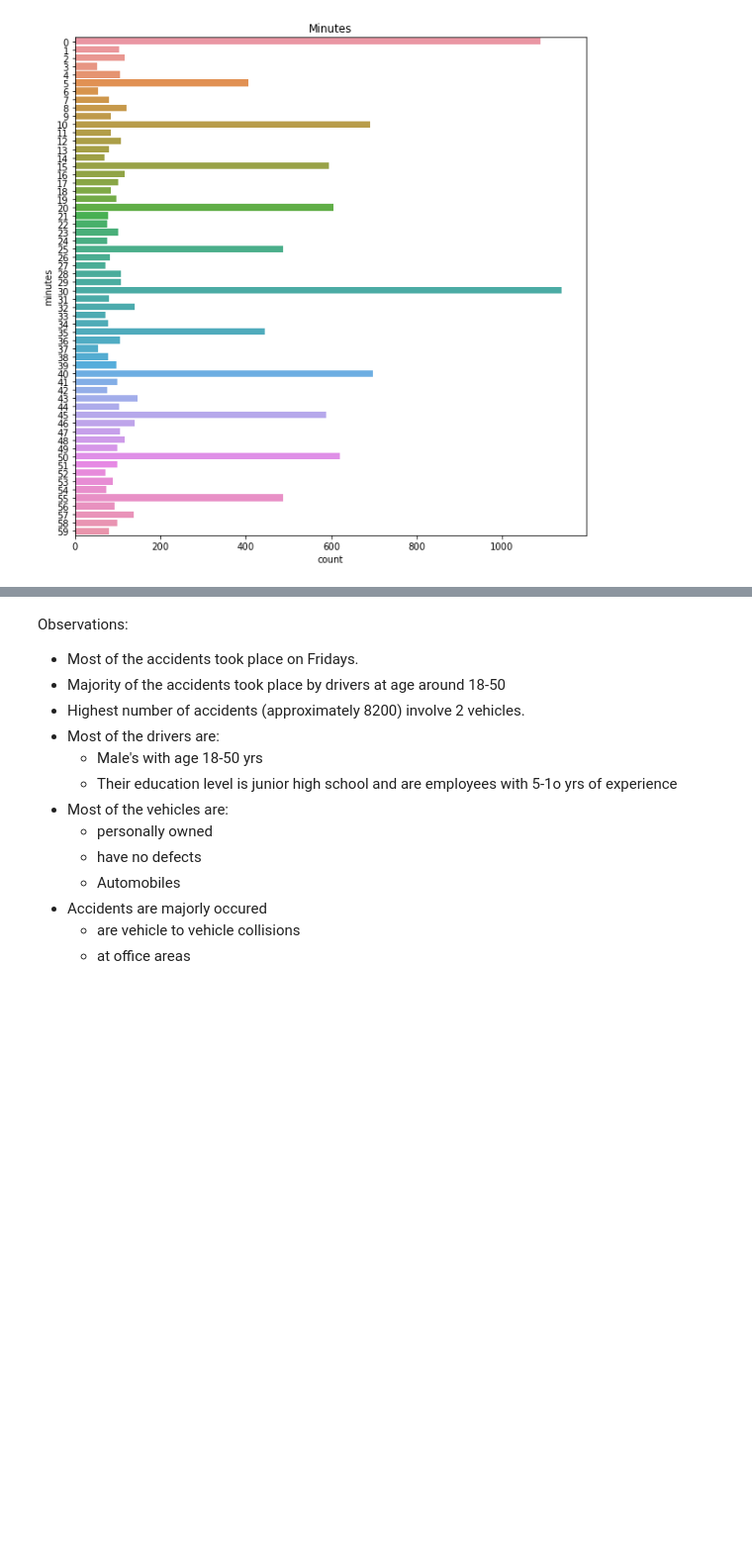
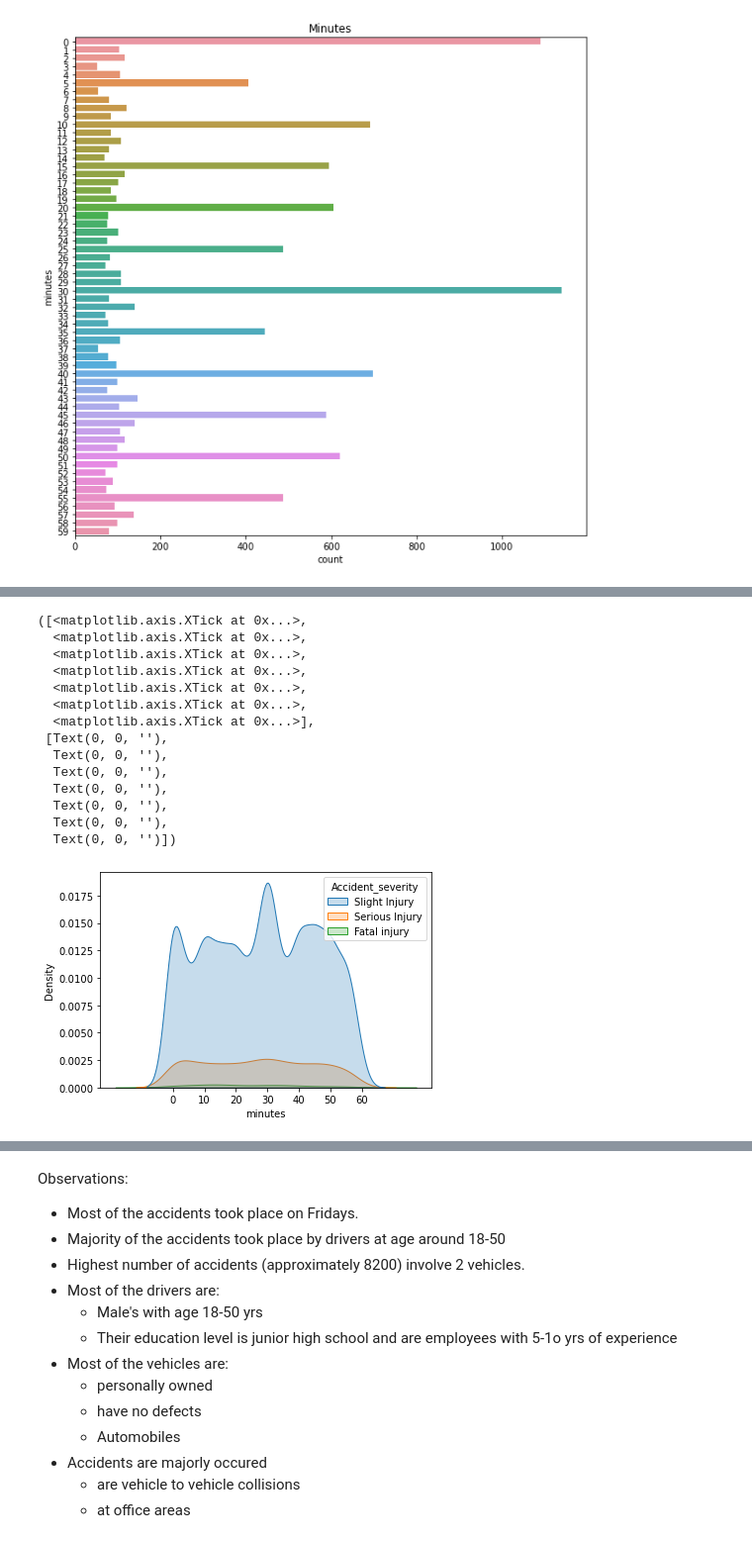
Before and after one commit to LahariBoni/RTA---Road-Accident-Severity, a Jupyter notebook: RTA_Dataset.ipynb, the cells around one changed output, grey strips where cells are left out. Shown: that part at 99% size. Drawn from its saved outputs; the diff is of its cells as text; code cells hidden in the pictures; blank space fills up the shorter version.

```diff
--- a/RTA_Dataset.ipynb
+++ b/RTA_Dataset.ipynb
@@ -344,0 +355,19 @@ plt.show()
+# %%
+sns.kdeplot(data=data, x="minutes",hue="Accident_severity", shade=True)
+plt.xticks([0,10,20,30,40,50,60])
+# %% [output]
+([<matplotlib.axis.XTick at 0x...>,
+  <matplotlib.axis.XTick at 0x...>,
+  <matplotlib.axis.XTick at 0x...>,
+  <matplotlib.axis.XTick at 0x...>,
+  <matplotlib.axis.XTick at 0x...>,
+  <matplotlib.axis.XTick at 0x...>,
+  <matplotlib.axis.XTick at 0x...>],
+ [Text(0, 0, ''),
+  Text(0, 0, ''),
+  Text(0, 0, ''),
+  Text(0, 0, ''),
+  Text(0, 0, ''),
+  Text(0, 0, ''),
+  Text(0, 0, '')])
+[figure, added]
```
Also changed, not shown: parts of 5 cells of this notebook.
